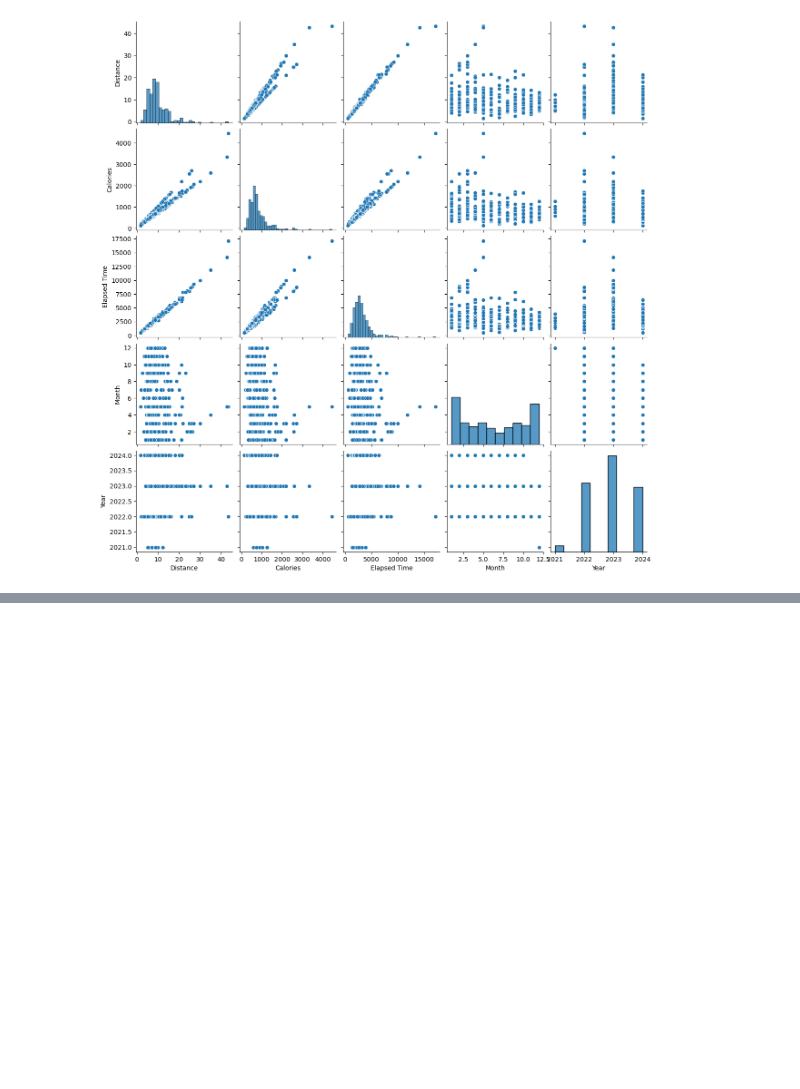
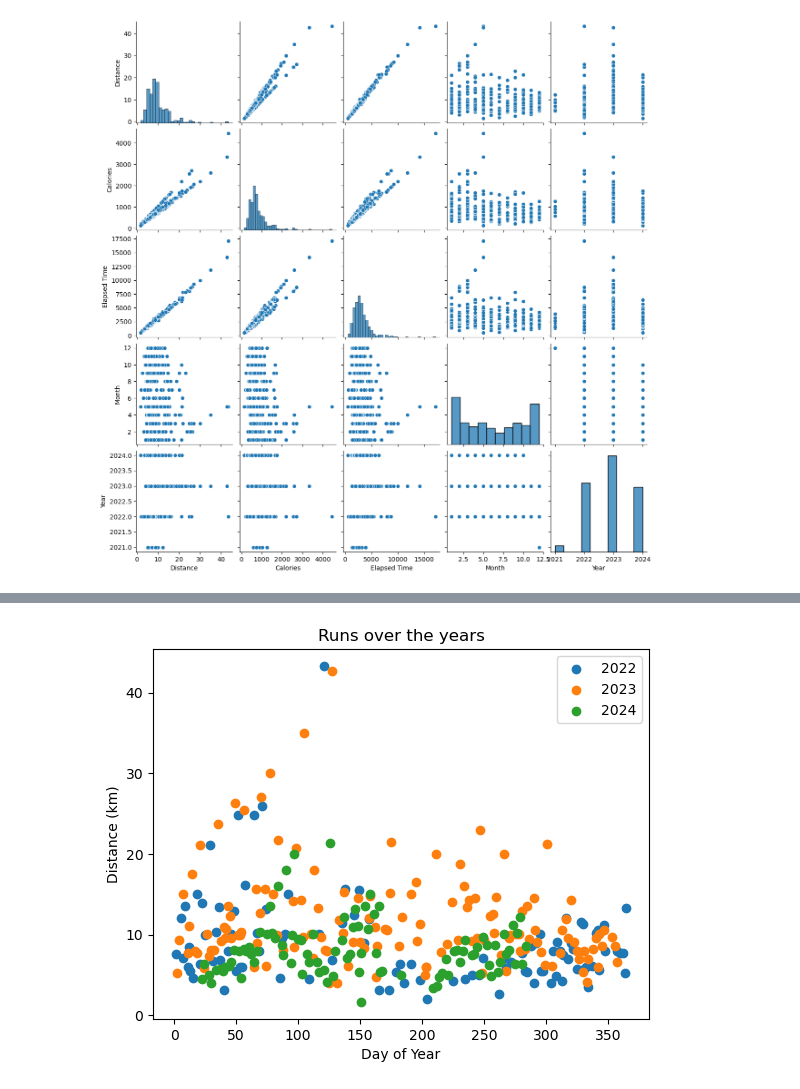
Before and after one commit to dayates/simple_projects, a Jupyter notebook: strava_data_analysis/strava_data_analysis.ipynb, the cells around one changed output, grey strips where cells are left out. Cells and saved outputs as stored; diff of their text form; code cells hidden in the pictures; blank space fills up the shorter version.

```diff
--- a/strava_data_analysis/strava_data_analysis.ipynb
+++ b/strava_data_analysis/strava_data_analysis.ipynb
@@ -180,0 +221,14 @@ sns.pairplot(pp_df);
+# %%
+#plot the runs per year
+#now including the day of the month
+for year in (2022,2023,2024):
+    plt.scatter(run_df.loc[run_df['Year']==year,'Day of Year'],run_df.loc[run_df['Year']==year,'Distance'],label=year)
+plt.legend(loc='best')
+plt.title("Runs over the years")
+plt.ylabel("Distance (km)")
+plt.xlabel("Day of Year")
+
+
+plt.show()
+# %% [output]
+[figure, added]
```
Also changed, not shown: parts of 3 cells of this notebook.
